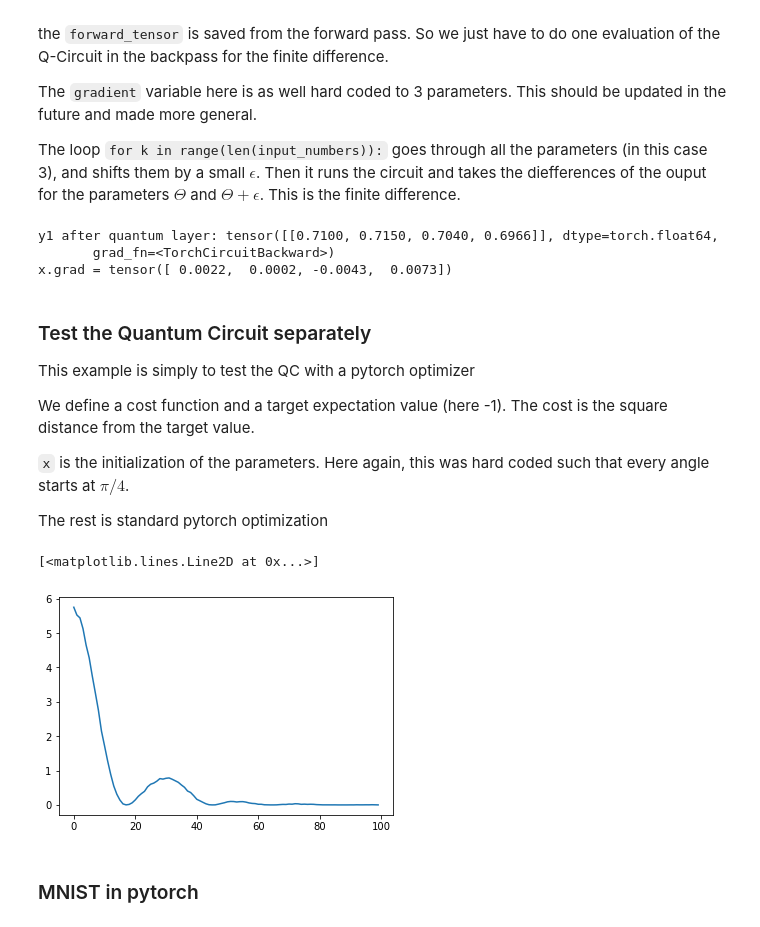
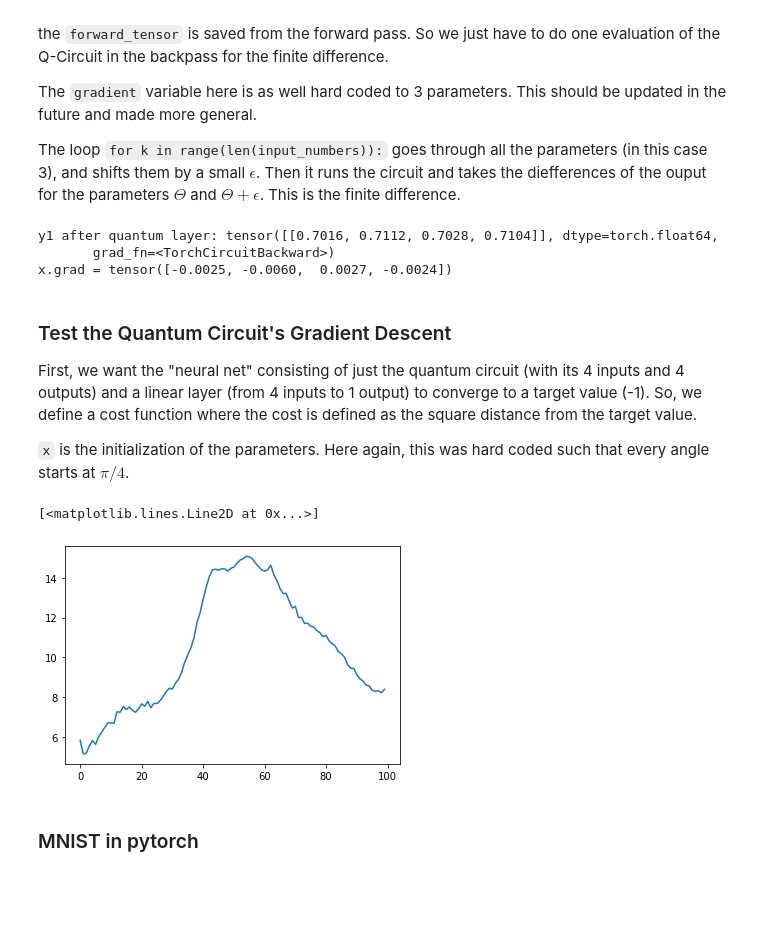
Before and after one commit to qiyaoliang/Quantum-Deep-Learning, a Jupyter notebook: mnist01-cuN.ipynb, the cells around one changed output. Drawn from its saved outputs; the diff is of its cells as text; code cells hidden in the pictures; blank space fills up the shorter version.

Commit message:
fixed gradient computation
rest of neural network doesn't work, though

```diff
--- a/mnist01-cuN.ipynb
+++ b/mnist01-cuN.ipynb
@@ -35,7 +35,7 @@ np.random.seed = 42
 
 NUM_QUBITS = 4
 NUM_SHOTS = 10000
-SHIFT = np.pi/8
+SHIFT = 0.01
 LEARNING_RATE = 0.01
 MOMENTUM = 0.5
 
@@ -159,25 +159,39 @@ class TorchCircuit(Function):
 
     @staticmethod
     def backward(ctx, grad_output):
-        eps = 0.01
+#         eps = 0.01
 
         forward_tensor, i = ctx.saved_tensors
 #         print('forward_tensor = {}'.format(forward_tensor))
         input_numbers = i
 #         print('input_numbers = {}'.format(input_numbers))
-        gradients = []
+        gradients = torch.Tensor()
 
         for k in range(len(input_numbers)):
-#             print(k)
-            input_eps = input_numbers
-            input_eps[k] = input_numbers[k] + eps
-#             print('input_eps = {}'.format(input_eps))
-            exp_value = ctx.QiskitCirc.run(input_eps)
-            gradient = (exp_value - forward_tensor[0][k].item())#/eps
-            gradients.append(gradient)
+            shift_right = input_numbers
+            shift_right[k] = input_numbers[k] + SHIFT
+            shift_left = input_numbers
+            shift_left[k] = input_numbers[k] - SHIFT
+
+            expectation_right = ctx.QiskitCirc.run(shift_right)
+            expectation_left  = ctx.QiskitCirc.run(shift_left)
+#             print('expectation_right = {}, \nexpectation_left = {}'.format(expectation_right,
+#                                                                           expectation_left))
+
+            gradient = torch.tensor([expectation_right]) - torch.tensor([expectation_left])
+            gradients = torch.cat((gradients, gradient.float()))
+# #             print(k)
+#             input_eps = input_numbers
+#             input_eps[k] = input_numbers[k] + eps
+# #             print('input_eps = {}'.format(input_eps))
+#             exp_value = ctx.QiskitCirc.run(input_eps)
+#             print('exp_value = {}'.format(exp_value))
+#             print('forward_tensor[0][k] = {}'.format(forward_tensor[0][k]))
+#             gradient = (exp_value - forward_tensor[0][k].item())
+#             gradients.append(gradient)
 
 #         print('gradients = {}'.format(gradients))
-        result = torch.tensor(gradients)
+        result = torch.Tensor(gradients)
 
         return result.float() * grad_output.float()
 # %%
@@ -191,19 +205,15 @@ y1 = nn.Linear(4,1)(y1.float())
 y1.backward()
 print('x.grad = {}'.format(x.grad))
 # %% [output]
-y1 after quantum layer: tensor([[0.7100, 0.7150, 0.7040, 0.6966]], dtype=torch.float64,
+y1 after quantum layer: tensor([[0.7016, 0.7112, 0.7028, 0.7104]], dtype=torch.float64,
        grad_fn=<TorchCircuitBackward>)
-x.grad = tensor([ 0.0022,  0.0002, -0.0043,  0.0073])
+x.grad = tensor([-0.0025, -0.0060,  0.0027, -0.0024])
 # %% [markdown]
-### Test the Quantum Circuit separately
+### Test the Quantum Circuit's Gradient Descent
 
-This example is simply to test the QC with a pytorch optimizer
-
-We define a cost function and a target expectation value (here -1). The cost is the square distance from the target value.
+First, we want the "neural net" consisting of just the quantum circuit (with its 4 inputs and 4 outputs) and a linear layer (from 4 inputs to 1 output) to converge to a target value (-1). So, we define a cost function where the cost is defined as the square distance from the target value.
 
 `x` is the initialization of the parameters. Here again, this was hard coded such that every angle starts at $\pi / 4$.
-
-The rest is standard pytorch optimization
 # %%
 qc = TorchCircuit.apply
 
@@ -211,35 +221,35 @@ def cost(x):
     target = -1
     expval = qc(x)[0]
     # simple linear layer: add up 4 outputs of quantum layer
     val = expval[0] + expval[1] + expval[2] + expval[3]
     return torch.abs(val - target) ** 2, expval
 
-x = torch.tensor([np.pi/4, 0, np.pi/4, 0], requires_grad=True)
+x = torch.tensor([np.pi/4, np.pi/4, np.pi/4, np.pi/4], requires_grad=True)
 opt = torch.optim.Adam([x], lr=0.1)
 
 num_epoch = 100
 
 loss_list = []
 expval_list = []
 
 for i in tqdm(range(num_epoch)):
 # for i in range(num_epoch):
     opt.zero_grad()
     loss, expval = cost(x)
     loss.backward()
     opt.step()
     loss_list.append(loss.item())
     expval_list.append(expval)
 #     print(loss.item())
 
 plt.plot(loss_list)
 # print('final parameters: {}'.format(expval_list))
 
 # print(circuit(phi, theta))
 # print(cost(x))
 # %% [output]
 [<matplotlib.lines.Line2D at 0x...>]
-[figure, old version]
+[figure, new version]
 # %% [markdown]
 ### MNIST in pytorch
 # %%
```
Also changed, not shown: parts of 5 cells of this notebook, 1 other file.
